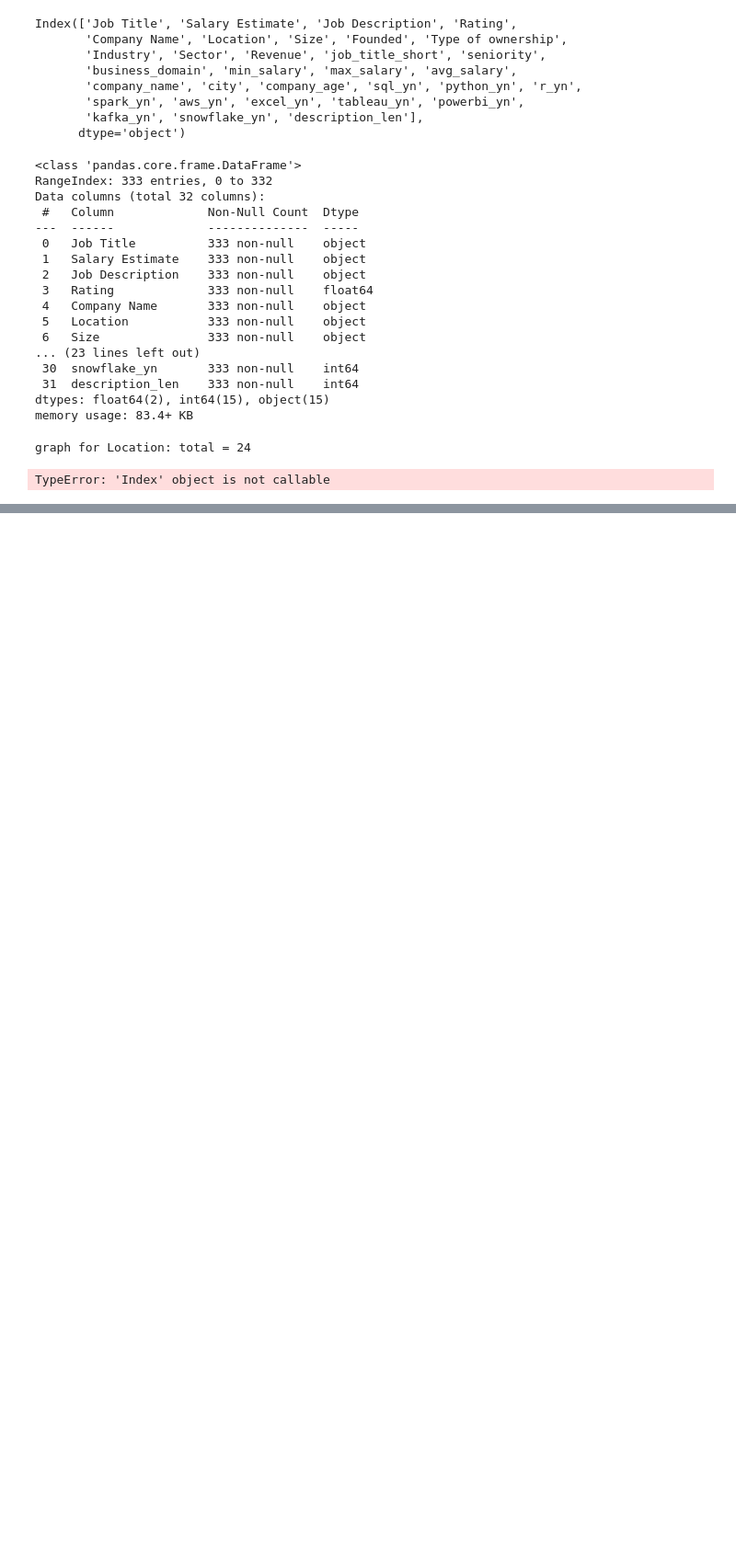
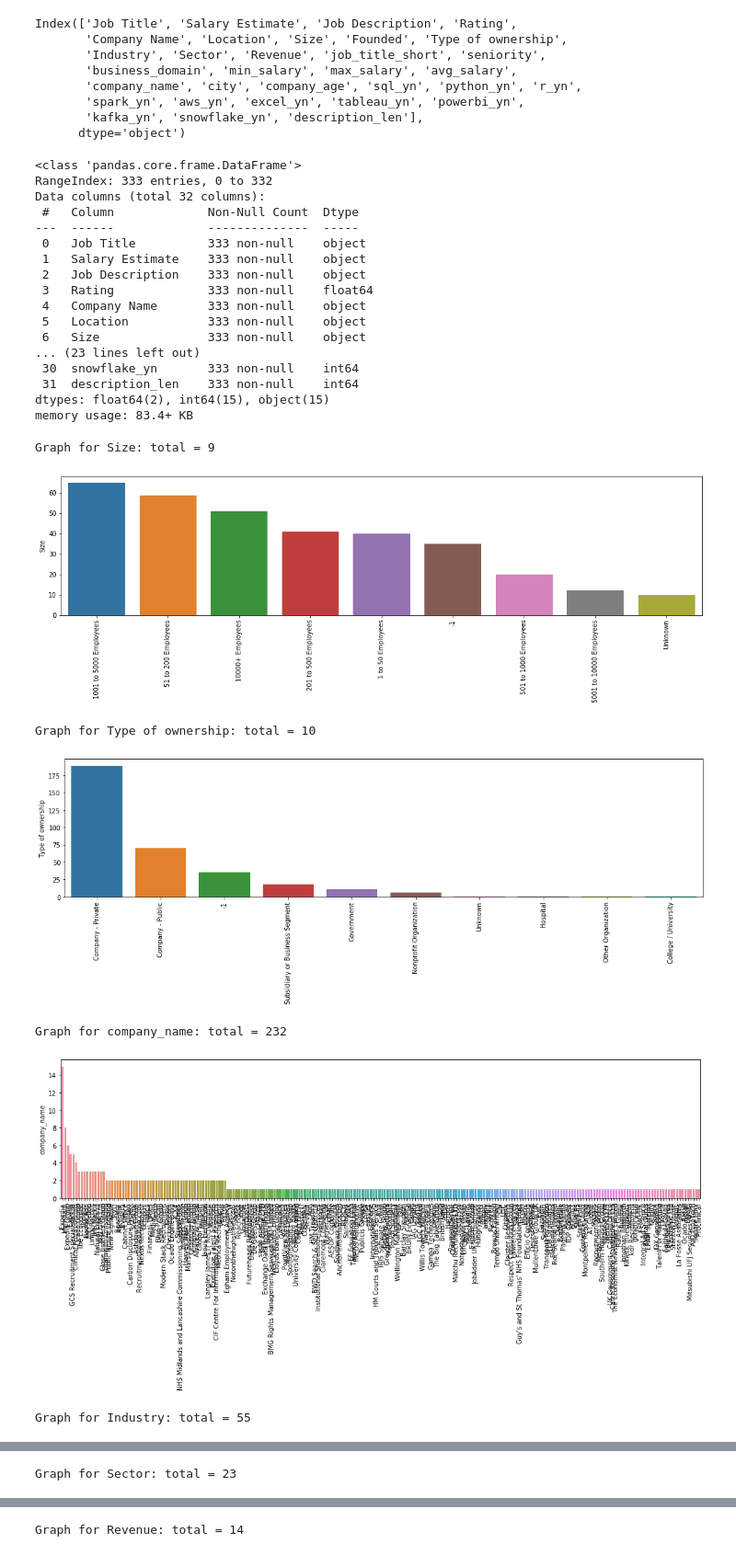
Before and after one commit to AndriiAdamchuk/ds_job_search_project, a Jupyter notebook: exploration_data_analysis.ipynb, the cells around one changed output, grey strips where cells are left out. Shown at 92% size. Drawn from its saved outputs; the diff is of its cells as text; code cells hidden in the pictures; blank space fills up the shorter version.

```diff
--- a/exploration_data_analysis.ipynb
+++ b/exploration_data_analysis.ipynb
@@ -178,15 +178,22 @@ Data columns (total 32 columns):
 dtypes: float64(2), int64(15), object(15)
 memory usage: 83.4+ KB
 # %%
-df_categorical = df[['Location', 'Size', 'Type of ownership',
+df_categorical = df[['Size', 'Type of ownership', 'company_name',
        'Industry', 'Sector', 'Revenue', 'job_title_short', 'seniority',
-       'business_domain', 'company_name', 'city']]
+       'business_domain', 'city']]
 # %%
 for i in df_categorical.columns:
     categorical_num = df_categorical[i].value_counts()
-    print("graph for %s: total = %d" % (i,len(categorical_num)))
+    print("Graph for %s: total = %d" % (i,len(categorical_num)))
+    plt.figure(figsize=(18,4))
     chart = sns.barplot(x=categorical_num.index, y=categorical_num)
     chart.set_xticklabels(chart.get_xticklabels(), rotation=90)
+    plt.show()
 # %% [output]
-graph for Location: total = 24
+Graph for Size: total = 9
+[figure, added]
-TypeError: 'Index' object is not callable
+Graph for Type of ownership: total = 10
+[figure, added]
+Graph for company_name: total = 232
+[figure, added]
+Graph for Industry: total = 55
@@ -192,0 +201 @@ TypeError: 'Index' object is not callable
+Graph for Sector: total = 23
@@ -192,0 +203 @@ TypeError: 'Index' object is not callable
+Graph for Revenue: total = 14
```
Also changed, not shown: parts of 7 cells of this notebook.
